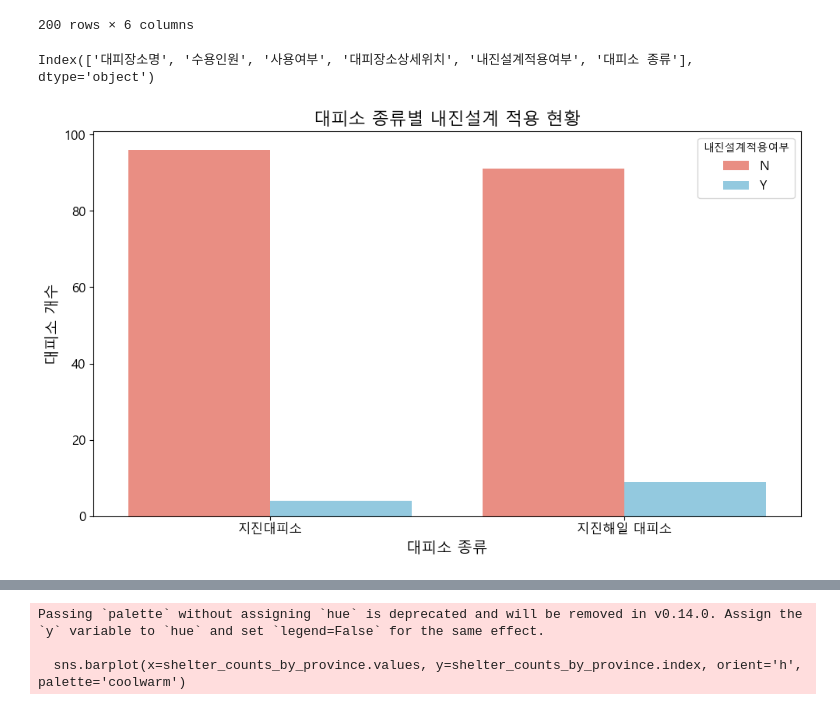
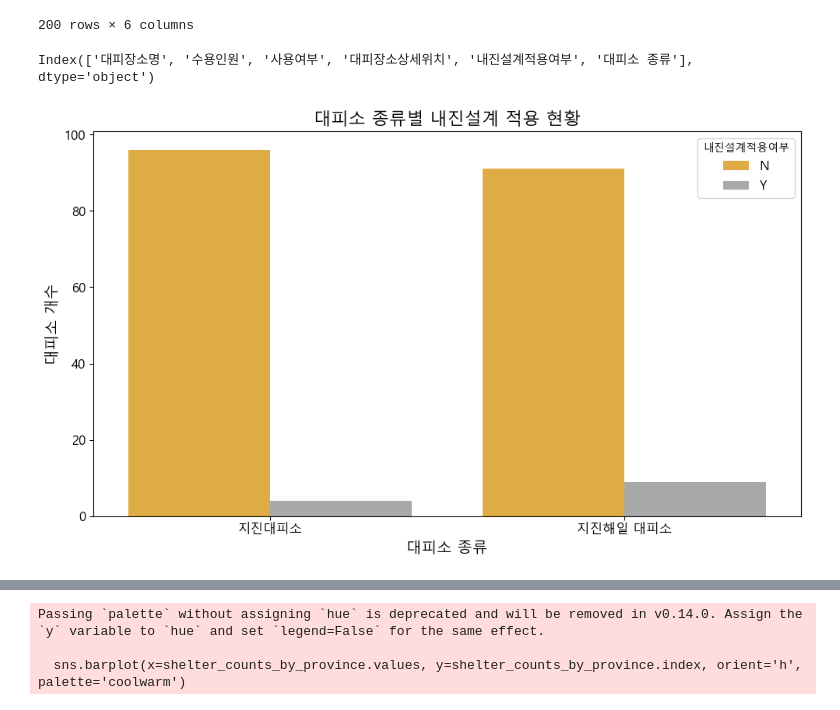
Before and after one commit to minganin99/Earthquake-Korea-DataAnalysis, a Jupyter notebook: presentation_kwan/presentation_add.ipynb, the cells around one changed output, grey strips where cells are left out. Cells and saved outputs as stored; diff of their text form; code cells hidden in the pictures.

```diff
--- a/presentation_kwan/presentation_add.ipynb
+++ b/presentation_kwan/presentation_add.ipynb
@@ -114,35 +114,35 @@ plt.rcParams['axes.unicode_minus'] =False
 import pandas as pd
 import seaborn as sns
 import matplotlib.pyplot as plt
 
 # 데이터 로드
 df_shelter = pd.read_csv('C:/geo/Earthquake-Korea-DataAnalysis/dataset/최종데이터셋/대책현황/대피소/국내대피소_현황.csv', encoding='utf-8-sig')
 
 # 열 이름 확인 및 수정
 print(df_shelter.columns)  # 열 이름 확인
 df_shelter.columns = df_shelter.columns.str.strip()  # 공백 제거
 
 # '대피소 종류'와 '내진설계적용여부'별 데이터 개수 집계
 summary = df_shelter.groupby(['대피소 종류', '내진설계적용여부']).size().reset_index(name='개수')
 
 # 세로 막대 그래프 시각화
 plt.figure(figsize=(10, 6))
-sns.barplot(data=summary, x='대피소 종류', y='개수', hue='내진설계적용여부', palette=['salmon', 'skyblue'])
+sns.barplot(data=summary, x='대피소 종류', y='개수', hue='내진설계적용여부', palette=['#F7B32C', 'darkgray'])
 
 # 그래프 꾸미기
 plt.title('대피소 종류별 내진설계 적용 현황', fontsize=16)
 plt.xlabel('대피소 종류', fontsize=14)
 plt.ylabel('대피소 개수', fontsize=14)
 plt.legend(title='내진설계적용여부', fontsize=12)
 plt.xticks(fontsize=12)
 plt.yticks(fontsize=12)
 
 # 그래프 출력
 plt.tight_layout()
 plt.show()
 # %% [output]
 Index(['대피장소명', '수용인원', '사용여부', '대피장소상세위치', '내진설계적용여부', '대피소 종류'], dtype='object')
-[figure, old version]
+[figure, new version]
 # %%
 df_shelter_min = pd.read_excel('C:/geo/Earthquake-Korea-DataAnalysis/dataset/최종데이터셋/대책현황/대피소/국내_민방위대피소현황.xlsx')
 df_shelter_min
```
